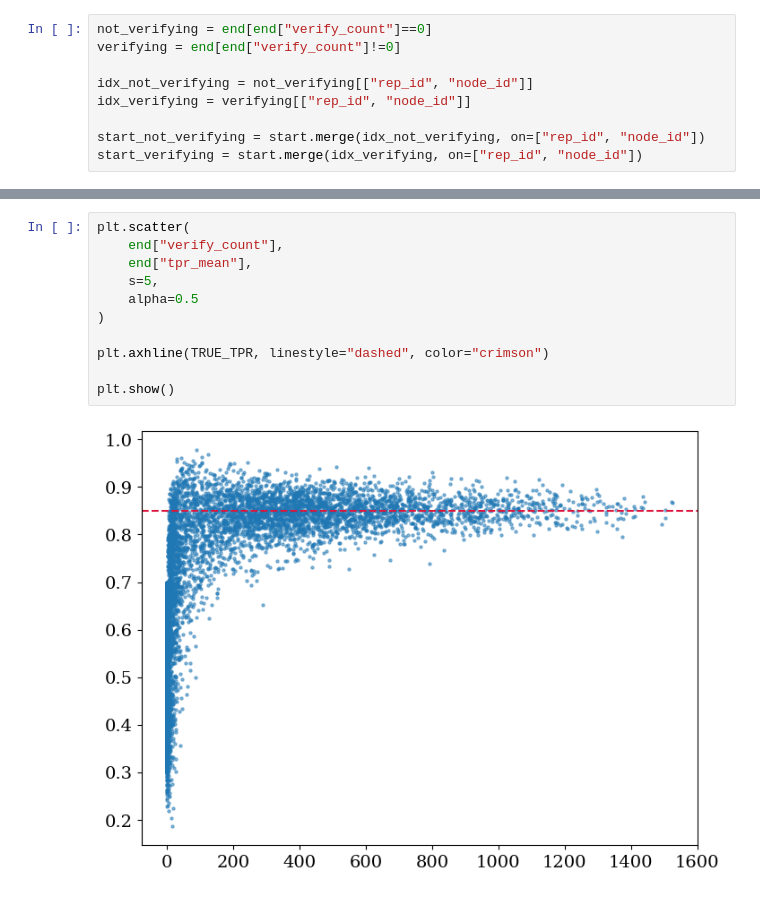
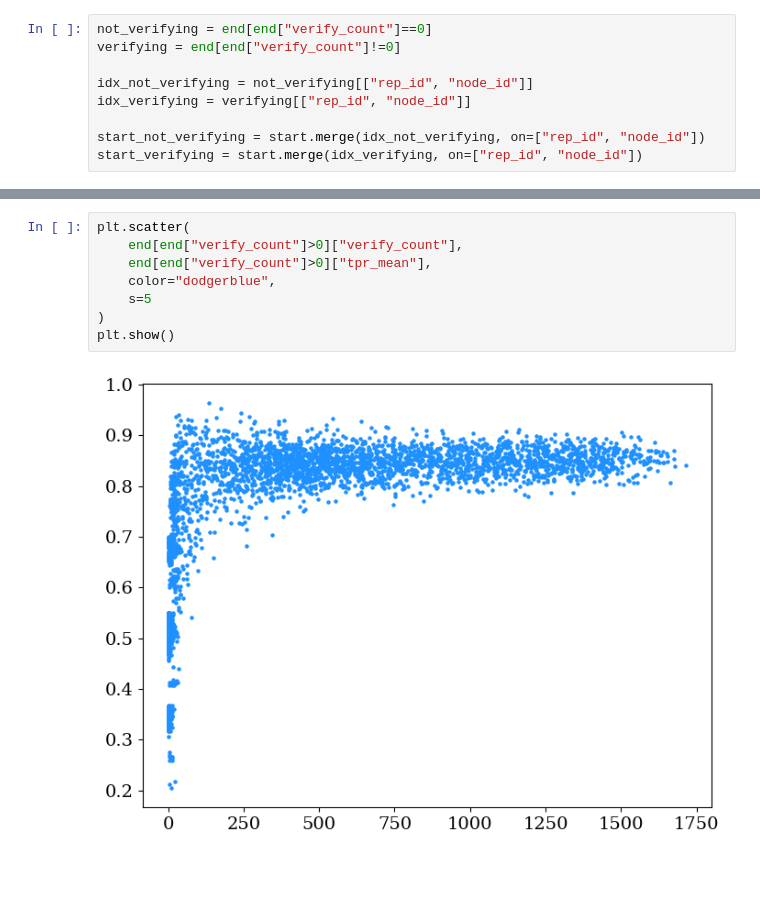
Before and after one commit to charlesaugdupont/deepfake-percolation, a Jupyter notebook: notebooks/burnin-results.ipynb, the cells around one changed output, grey strips where cells are left out. Saved outputs shown, nothing was run; the diff lists cells and outputs as text; blank space fills up the shorter version.

```diff
--- a/notebooks/burnin-results.ipynb
+++ b/notebooks/burnin-results.ipynb
@@ -173,13 +195,10 @@ Intercept: 0.179
 # %%
 plt.scatter(
-    end["verify_count"],
-    end["tpr_mean"],
-    s=5,
-    alpha=0.5
+    end[end["verify_count"]>0]["verify_count"],
+    end[end["verify_count"]>0]["tpr_mean"],
+    color="dodgerblue",
+    s=5
 )
-
-plt.axhline(TRUE_TPR, linestyle="dashed", color="crimson")
-
 plt.show()
 # %% [output]
-[figure, old version]
+[figure, new version]
```
Also changed, not shown: parts of 24 cells of this notebook, 2 other files.
